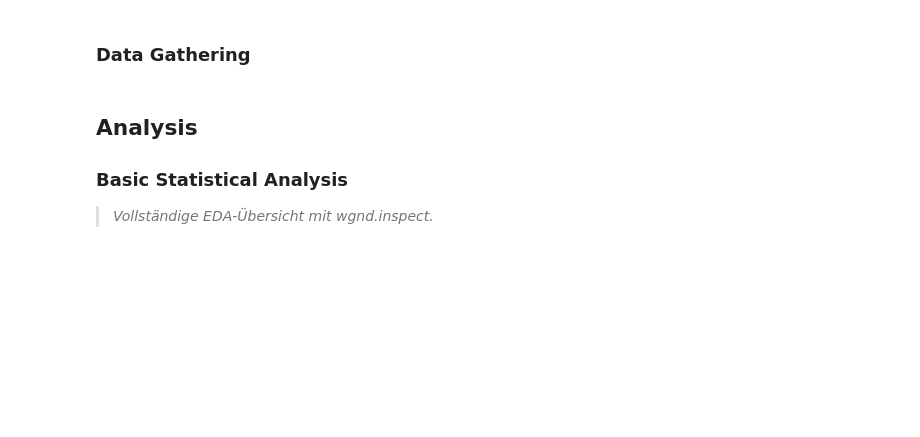
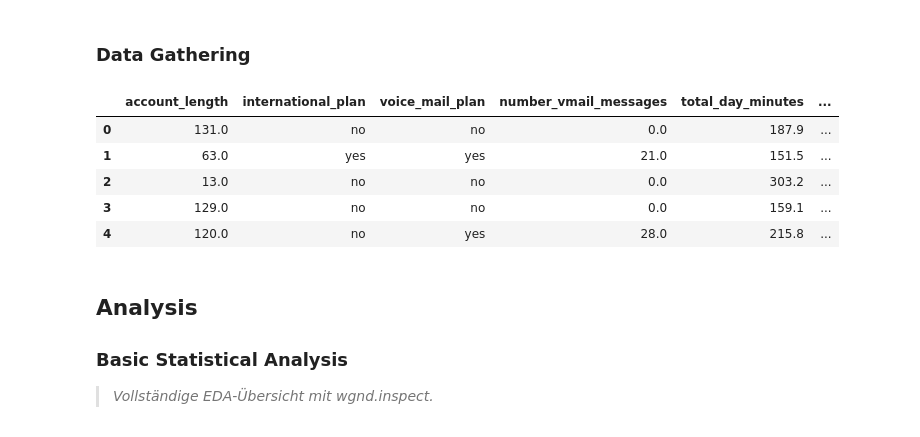
Before and after one commit to kaywiegand/telefonica-churn, a Jupyter notebook: notebooks/01_exploration.ipynb, the cells around one changed output. Cells and saved outputs as stored; diff of their text form; code cells hidden in the pictures; blank space fills up the shorter version.

```diff
--- a/notebooks/01_exploration.ipynb
+++ b/notebooks/01_exploration.ipynb
@@ -35,8 +39,45 @@ DATA_RAW = Path('../data/raw')
 # %% [markdown]
 ### Data Gathering
 # %%
-df_raw = pd.read_csv(DATA_RAW / 'your_file.csv')
+# City names are loaded via JOIN directly (saves a second DB call + merge)
+engine = create_engine(f"sqlite:///{DB_PATH}")
+
+query = """
+    SELECT
+        ch.account_length,
+        ch.international_plan,
+        ch.voice_mail_plan,
+        ch.number_vmail_messages,
+        ch.total_day_minutes,
+        ch.total_day_calls,
+        ch.total_day_charge,
+        ch.total_eve_minutes,
+        ch.total_eve_calls,
+        ch.total_eve_charge,
+        ch.total_night_minutes,
+        ch.total_night_calls,
+        ch.total_night_charge,
+        ch.customer_service_calls,
+        ch.churn,
+        ch.phone_num,
+        ci.city,
+        ci.area_code
+    FROM churn_data AS ch
+    LEFT JOIN cities AS ci
+    ON ch.local_area_code = ci.area_code
+"""
+
+with engine.connect() as conn:
+    df_raw = pd.read_sql(text(query), conn)
+
 df_raw.head()
+# %% [output]
+|  | account_length | international_plan | voice_mail_plan | number_vmail_messages | total_day_minutes | ... |
+| 0 | 131.0 | no | no | 0.0 | 187.9 | ... |
+| 1 | 63.0 | yes | yes | 21.0 | 151.5 | ... |
+| 2 | 13.0 | no | no | 0.0 | 303.2 | ... |
+| 3 | 129.0 | no | no | 0.0 | 159.1 | ... |
+| 4 | 120.0 | no | yes | 28.0 | 215.8 | ... |
 # %% [markdown]
 ## Analysis
 
```
Also changed, not shown: parts of 10 cells of this notebook, 11 other files.
